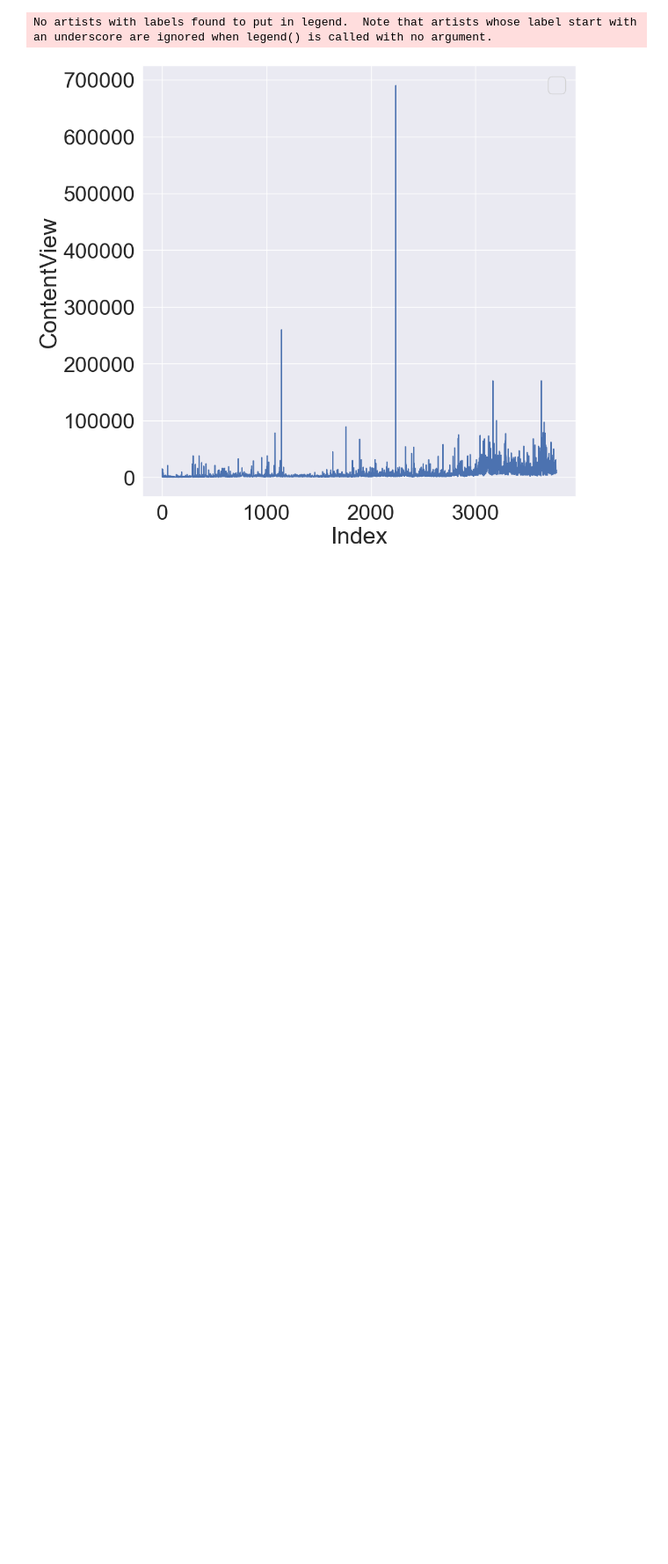
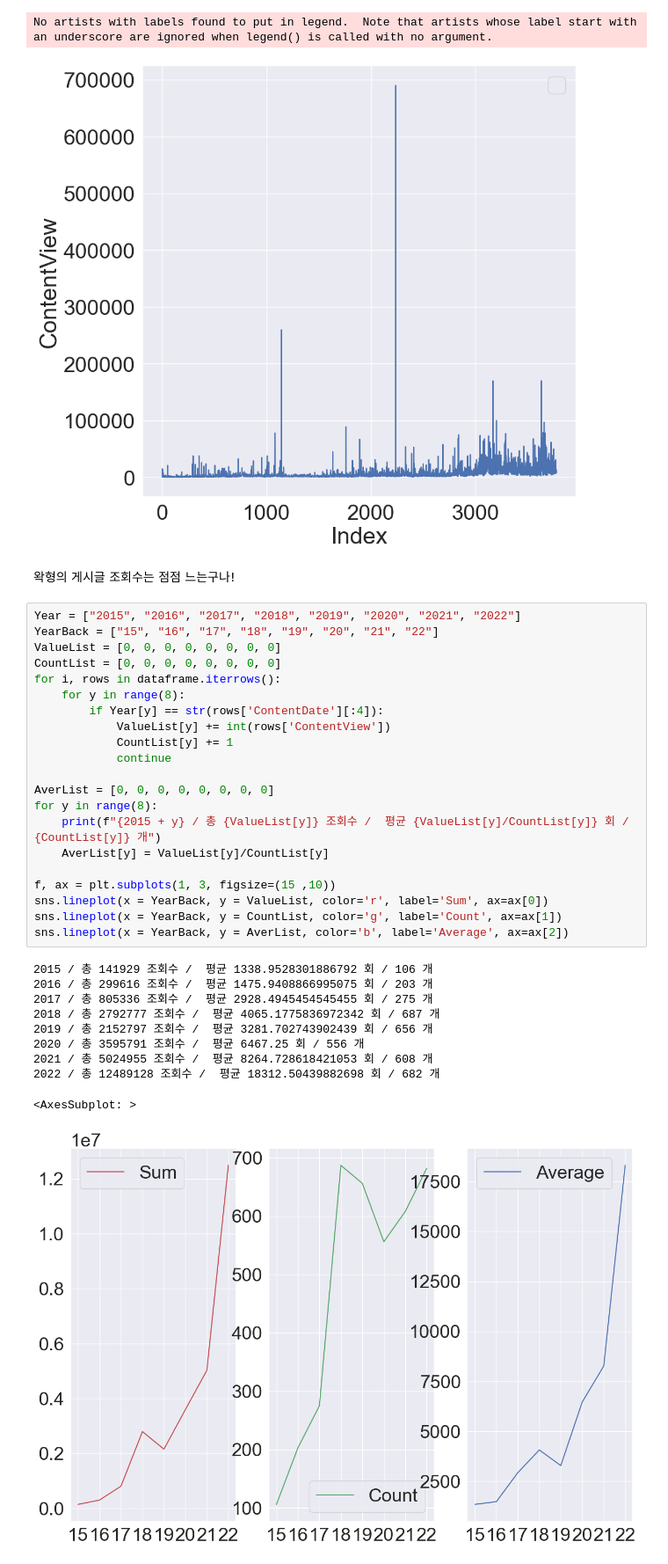
Before and after one commit to kysth0707/Programming-Helper, a Jupyter notebook: Wakgood-Analysis/analysis.ipynb, the cells around one changed output. Shown at 88% size. Cells and saved outputs as stored; diff of their text form; blank space fills up the shorter version.

```diff
--- a/Wakgood-Analysis/analysis.ipynb
+++ b/Wakgood-Analysis/analysis.ipynb
@@ -83,3 +86,37 @@ g = g.legend(loc='best')
 # %% [output]
 No artists with labels found to put in legend.  Note that artists whose label start with an underscore are ignored when legend() is called with no argument.
 [figure]
+# %% [markdown]
+왁형의 게시글 조회수는 점점 느는구나!
+# %%
+Year = ["2015", "2016", "2017", "2018", "2019", "2020", "2021", "2022"]
+YearBack = ["15", "16", "17", "18", "19", "20", "21", "22"]
+ValueList = [0, 0, 0, 0, 0, 0, 0, 0]
+CountList = [0, 0, 0, 0, 0, 0, 0, 0]
+for i, rows in dataframe.iterrows():
+	for y in range(8):
+		if Year[y] == str(rows['ContentDate'][:4]):
+			ValueList[y] += int(rows['ContentView'])
+			CountList[y] += 1
+			continue
+
+AverList = [0, 0, 0, 0, 0, 0, 0, 0]
+for y in range(8):
+	print(f"{2015 + y} / 총 {ValueList[y]} 조회수 /  평균 {ValueList[y]/CountList[y]} 회 / {CountList[y]} 개")
+	AverList[y] = ValueList[y]/CountList[y]
+
+f, ax = plt.subplots(1, 3, figsize=(15 ,10))
+sns.lineplot(x = YearBack, y = ValueList, color='r', label='Sum', ax=ax[0])
+sns.lineplot(x = YearBack, y = CountList, color='g', label='Count', ax=ax[1])
+sns.lineplot(x = YearBack, y = AverList, color='b', label='Average', ax=ax[2])
+# %% [output]
+2015 / 총 141929 조회수 /  평균 1338.9528301886792 회 / 106 개
+2016 / 총 299616 조회수 /  평균 1475.9408866995075 회 / 203 개
+2017 / 총 805336 조회수 /  평균 2928.4945454545455 회 / 275 개
+2018 / 총 2792777 조회수 /  평균 4065.1775836972342 회 / 687 개
+2019 / 총 2152797 조회수 /  평균 3281.702743902439 회 / 656 개
+2020 / 총 3595791 조회수 /  평균 6467.25 회 / 556 개
+2021 / 총 5024955 조회수 /  평균 8264.728618421053 회 / 608 개
+2022 / 총 12489128 조회수 /  평균 18312.50439882698 회 / 682 개
+<AxesSubplot: >
+[figure, added]
```
Also changed, not shown: parts of 3 cells of this notebook, 3 other files.
